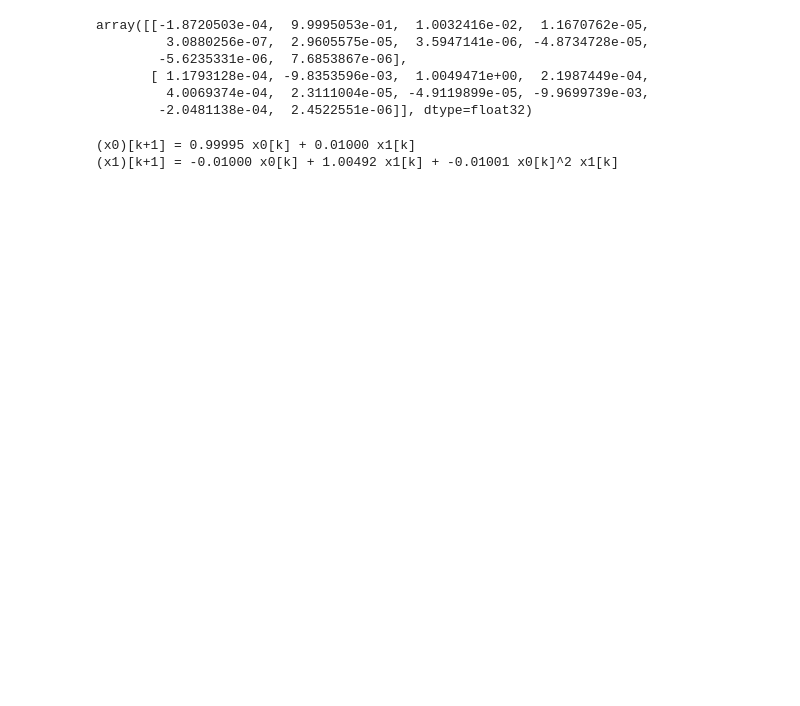
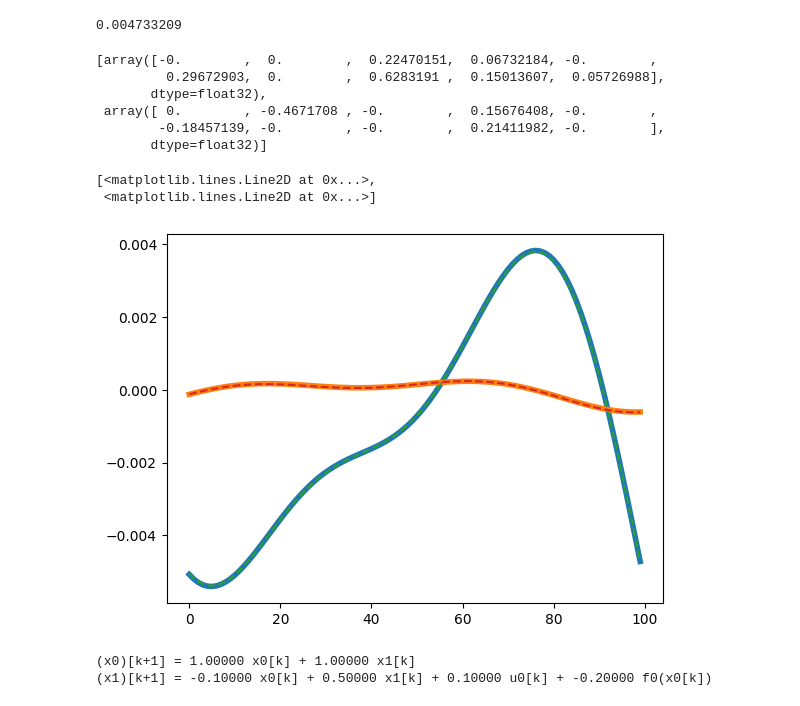
Before and after one commit to JPMellink97/mscth, a Jupyter notebook: sparse_nn.ipynb, the cells around one changed output. Cells and saved outputs as stored; diff of their text form; code cells hidden in the pictures; blank space fills up the shorter version.

```diff
--- a/sparse_nn.ipynb
+++ b/sparse_nn.ipynb
@@ -208,4 +207,7 @@ reg loss 0.0000, pred loss 0.0000, l1 loss: 0.0000
 # %%
-# test_pred = model(Theta_test).detach().numpy()
-# test_true = target_x_test.detach().numpy()
-# np.sum(np.abs(test_pred-test_true), axis=0)/test_pred.shape[0]
+test_pred = model(Theta_test).detach().numpy()
+test_true = target_x_test.detach().numpy()
+RMS = np.sqrt(np.mean((test_pred[:-1]-test_true)**2))
+RMS/np.std(test_true)
+# %% [output]
+0.004733209
@@ -216,24 +215,31 @@ reg loss 0.0000, pred loss 0.0000, l1 loss: 0.0000
 threshold = 0
 params = [x.detach().numpy() for x in model.parameters()][0]
 
-NN_p_1 = params[0, np.abs(params[0,:]) > threshold]
-NN_p_2 = params[1, np.abs(params[1,:]) > threshold]
+NN_p_1 = params[0,:]
+NN_p_2 = params[1,:]
 NN_p = [NN_p_1, NN_p_2]
+NN_p
+# %% [output]
+[array([-0.        ,  0.        ,  0.22470151,  0.06732184, -0.        ,
+         0.29672903,  0.        ,  0.6283191 ,  0.15013607,  0.05726988],
+       dtype=float32),
+ array([ 0.        , -0.4671708 , -0.        ,  0.15676408, -0.        ,
+        -0.18457139, -0.        , -0.        ,  0.21411982, -0.        ],
+       dtype=float32)]
-# %%
-params = [x.detach().numpy() for x in model.parameters()][0]
-params
-# %% [output]
-array([[-1.8720503e-04,  9.9995053e-01,  1.0032416e-02,  1.1670762e-05,
-         3.0880256e-07,  2.9605575e-05,  3.5947141e-06, -4.8734728e-05,
-        -5.6235331e-06,  7.6853867e-06],
-       [ 1.1793128e-04, -9.8353596e-03,  1.0049471e+00,  2.1987449e-04,
-         4.0069374e-04,  2.3111004e-05, -4.9119899e-05, -9.9699739e-03,
-        -2.0481138e-04,  2.4522551e-06]], dtype=float32)
+# %%
+x_ptest = np.matmul(Theta_test.detach().numpy(),np.transpose(params))
+
+plt.plot(x_test[1:101,:-1], linewidth=4.0)
+plt.plot(x_ptest[:100],'--')
+# %% [output]
+[<matplotlib.lines.Line2D at 0x...>,
+ <matplotlib.lines.Line2D at 0x...>]
+[figure, added]
 # %%
 # feature_library=ps.PolynomialLibrary(degree=degree)
 
 s_model = ps.SINDy(
-    optimizer=ps.STLSQ(threshold=8e-3),
+    optimizer=ps.STLSQ(alpha=0.5, threshold=1e-4),
     feature_library=feature_library,
     discrete_time=True
 )
@@ -247,6 +253,6 @@ s_model.print(precision=5)
 # plt.plot(x_train[0:2500])
 # plt.plot(x_train[0:2500,:]-model.simulate(x_train[0],t=2500))
 # %% [output]
-(x0)[k+1] = 0.99995 x0[k] + 0.01000 x1[k]
-(x1)[k+1] = -0.01000 x0[k] + 1.00492 x1[k] + -0.01001 x0[k]^2 x1[k]
+(x0)[k+1] = 1.00000 x0[k] + 1.00000 x1[k]
+(x1)[k+1] = -0.10000 x0[k] + 0.50000 x1[k] + 0.10000 u0[k] + -0.20000 f0(x0[k])
 # %%
```
Also changed, not shown: parts of 21 cells of this notebook, 16 other files.
